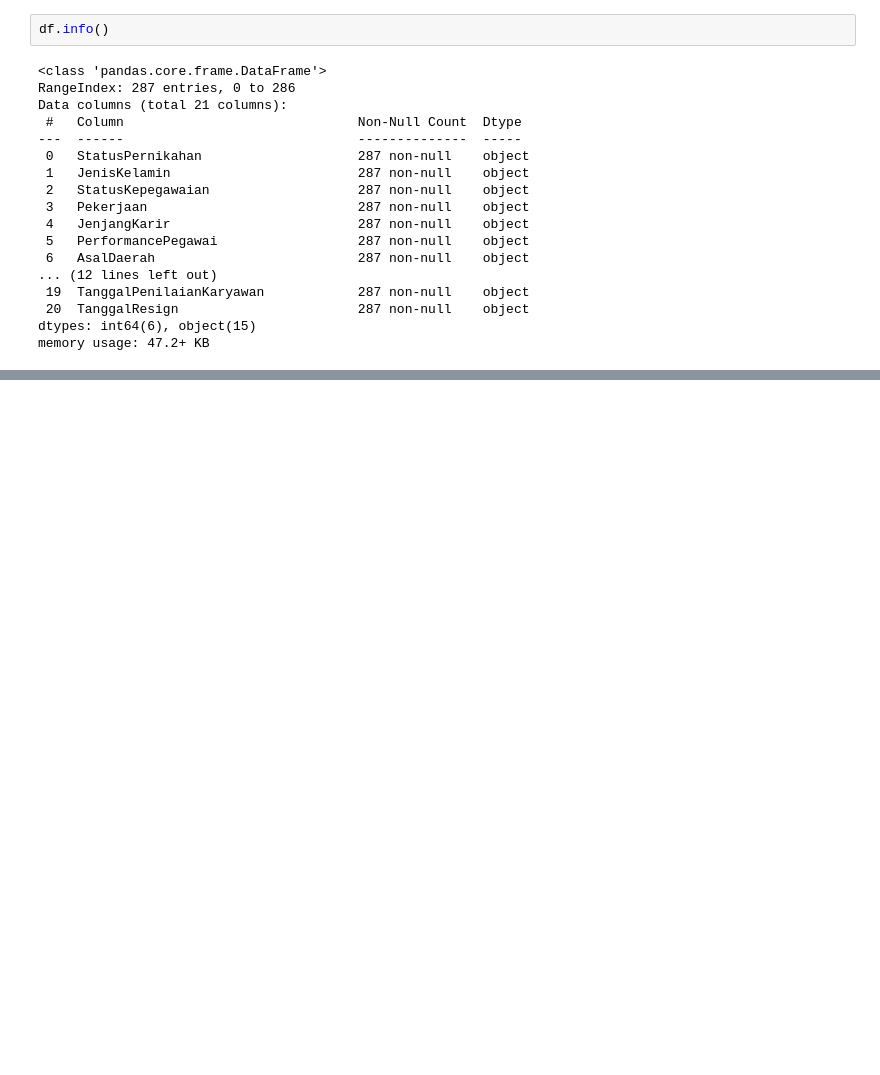
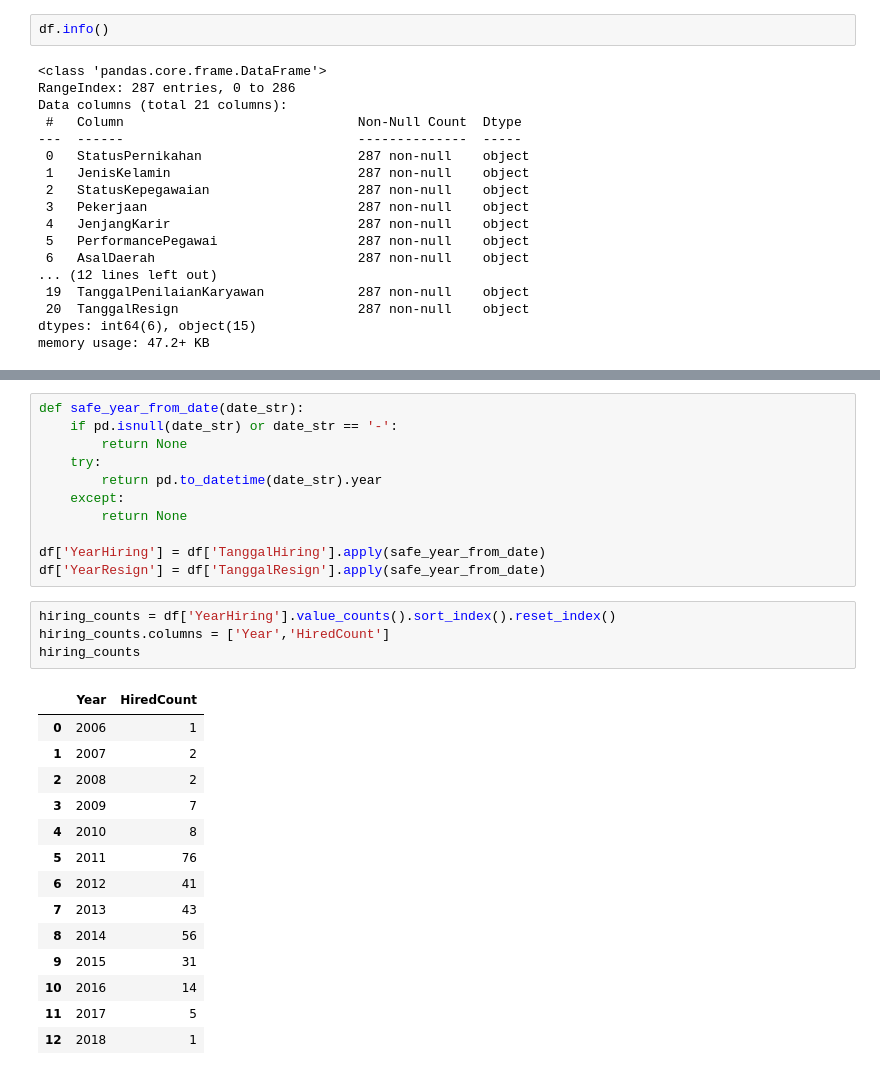
Before and after one commit to sailafs/Improving-Employee-Retention-by-Predicting-Employee-Attrition-Using-Machine-Learning, a Jupyter notebook: Project-3.ipynb, the cells around one changed output, grey strips where cells are left out. Saved outputs shown, nothing was run; the diff lists cells and outputs as text; blank space fills up the shorter version.

```diff
--- a/Project-3.ipynb
+++ b/Project-3.ipynb
@@ -244,0 +256,30 @@ memory usage: 47.2+ KB
+# %%
+def safe_year_from_date(date_str):
+    if pd.isnull(date_str) or date_str == '-':
+        return None
+    try:
+        return pd.to_datetime(date_str).year
+    except:
+        return None
+
+df['YearHiring'] = df['TanggalHiring'].apply(safe_year_from_date)
+df['YearResign'] = df['TanggalResign'].apply(safe_year_from_date)
+# %%
+hiring_counts = df['YearHiring'].value_counts().sort_index().reset_index()
+hiring_counts.columns = ['Year','HiredCount']
+hiring_counts
+# %% [output]
+|  | Year | HiredCount |
+| 0 | 2006 | 1 |
+| 1 | 2007 | 2 |
+| 2 | 2008 | 2 |
+| 3 | 2009 | 7 |
+| 4 | 2010 | 8 |
+| 5 | 2011 | 76 |
+| 6 | 2012 | 41 |
+| 7 | 2013 | 43 |
+| 8 | 2014 | 56 |
+| 9 | 2015 | 31 |
+| 10 | 2016 | 14 |
+| 11 | 2017 | 5 |
+| 12 | 2018 | 1 |
```
Also changed, not shown: parts of 13 cells of this notebook, 3 other files.
